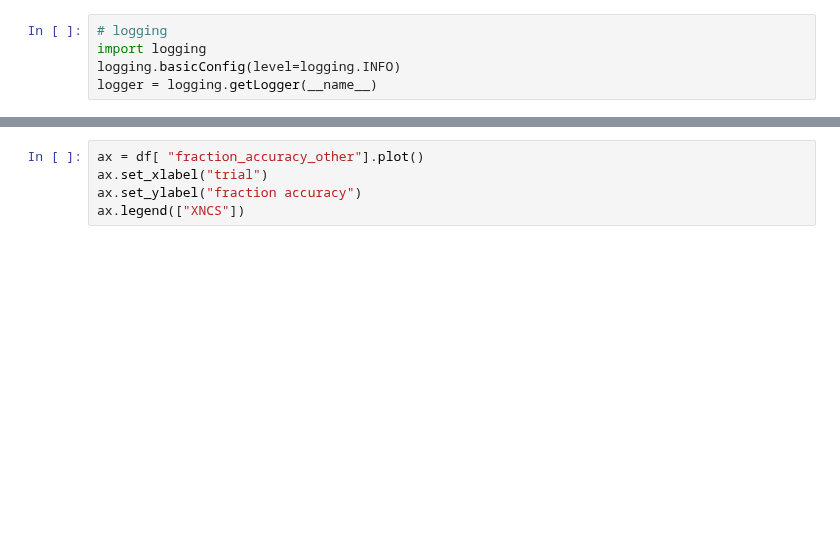
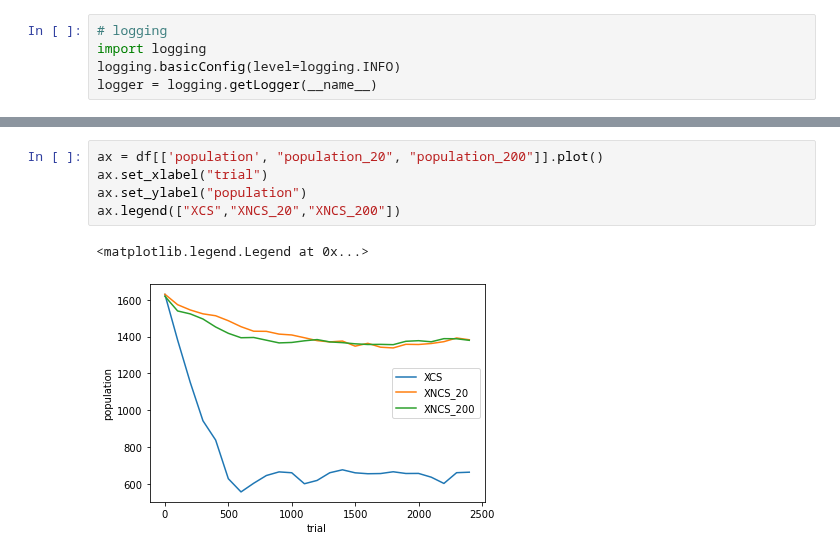
Before and after one commit to ParrotPrediction/pyalcs-experiments, a Jupyter notebook: XCS_Experiments/XCS_XNCS_Woods1.ipynb, the cells around one changed output, grey strips where cells are left out. Saved outputs shown, nothing was run; the diff lists cells and outputs as text; blank space fills up the shorter version.

```diff
--- a/XCS_Experiments/XCS_XNCS_Woods1.ipynb
+++ b/XCS_Experiments/XCS_XNCS_Woods1.ipynb
@@ -148,6 +258,9 @@ ax.legend(["XCS","XNCS"])
 # %%
-ax = df[ "fraction_accuracy_other"].plot()
+ax = df[['population', "population_20", "population_200"]].plot()
 ax.set_xlabel("trial")
-ax.set_ylabel("fraction accuracy")
-ax.legend(["XNCS"])
+ax.set_ylabel("population")
+ax.legend(["XCS","XNCS_20","XNCS_200"])
+# %% [output]
+<matplotlib.legend.Legend at 0x...>
+[figure, added]
 # %%
```
Also changed, not shown: parts of 10 cells of this notebook, 3 other files.
